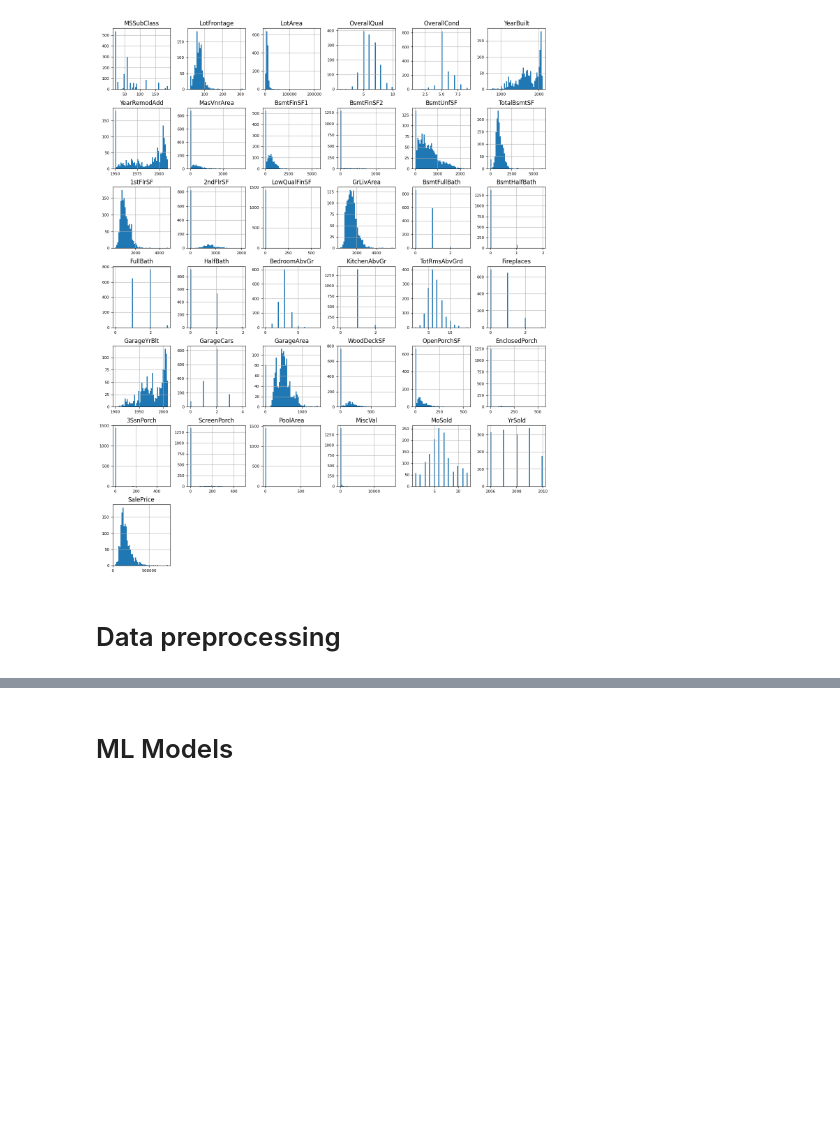
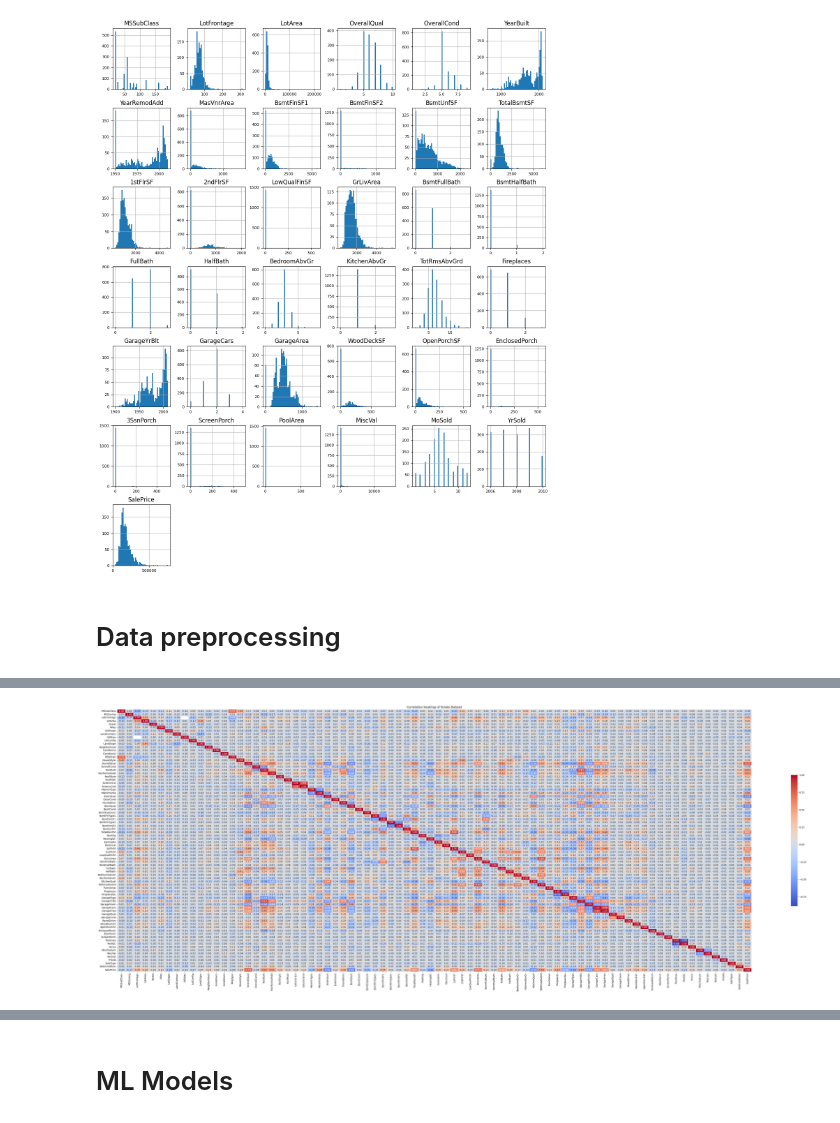
Before and after one commit to zekoNinja/HousePricePrediction, a Jupyter notebook: HousePricePrediction.ipynb, the cells around one changed output, grey strips where cells are left out. Cells and saved outputs as stored; diff of their text form; code cells hidden in the pictures; blank space fills up the shorter version.

Commit message:
data preprocessing
1- Checking for null/missing values
2- Heat map corr.

```diff
--- a/HousePricePrediction.ipynb
+++ b/HousePricePrediction.ipynb
@@ -21,8 +23,8 @@ drive.mount('/content/drive')
 # %% [output]
 Drive already mounted at /content/drive; to attempt to forcibly remount, call drive.mount("/content/drive", force_remount=True).
 # %%
-dataset_df = pd.read_csv("/content/drive/MyDrive/Machine Learning Projects/house-prices-advanced-regression-techniques/train.csv") #Training data
-test_data = pd.read_csv("/content/drive/MyDrive/Machine Learning Projects/house-prices-advanced-regression-techniques/test.csv")   #Testing data
+dataset_df = pd.read_csv("/content/drive/MyDrive/house-prices-advanced-regression-techniques/train.csv") #Training data
+test_data = pd.read_csv("/content/drive/MyDrive/house-prices-advanced-regression-techniques/test.csv")   #Testing data
 print("Full train dataset shape is {}".format(dataset_df.shape))
 dataset_df.head()
 # %% [output]
@@ -110,0 +123,23 @@ df_num.hist(figsize=(16, 20), bins=50, xlabelsize=8, ylabelsize=8);
+# %%
+cc = dataset_df.copy(deep=True)
+
+# Initialize the label encoder
+ss = preprocessing.LabelEncoder()
+
+# Automatically detect categorical columns
+categorical_columns = cc.select_dtypes(include=['object']).columns
+
+# Encode all categorical columns
+for col in categorical_columns:
+    cc[col] = ss.fit_transform(cc[col])
+
+# Compute the correlation matrix
+corr_matrix = cc.corr()
+
+# Create a heatmap using seaborn
+plt.figure(figsize=(60, 20))
+sns.heatmap(corr_matrix, annot=True, fmt=".2f", cmap='coolwarm', cbar_kws={'shrink': .5})
+plt.title('Correlation Heatmap of Stroke Dataset')
+plt.show()
+# %% [output]
+[figure, added]
```
Also changed, not shown: parts of 10 cells of this notebook.
